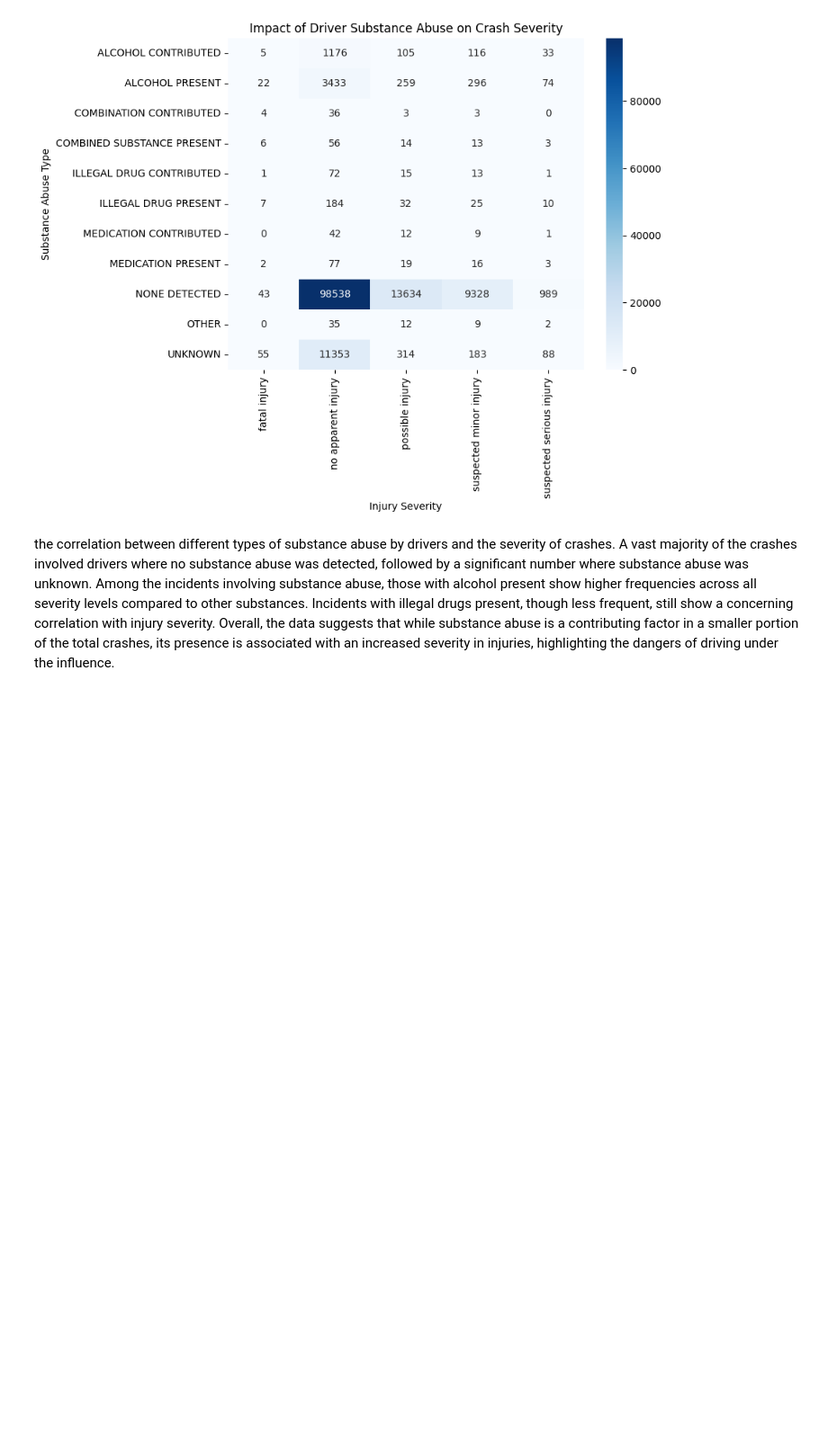
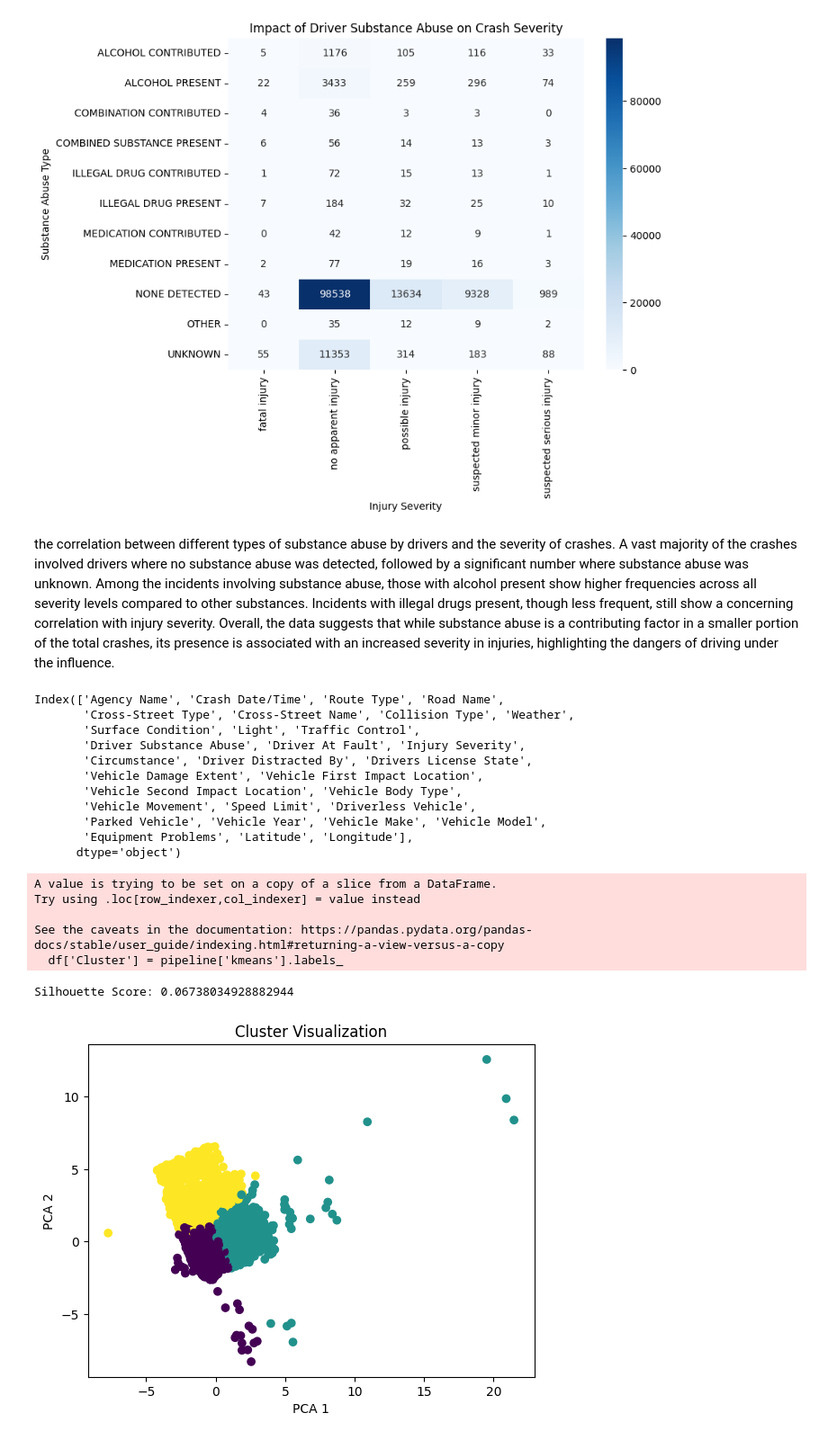
Before and after one commit to ris3abh/Collisions_prediction, a Jupyter notebook: code/RG_EDA.ipynb, the cells around one changed output. Shown at 90% size. Cells and saved outputs as stored; diff of their text form; code cells hidden in the pictures; blank space fills up the shorter version.

Commit message:
final trained models and preprocessing

```diff
--- a/code/RG_EDA.ipynb
+++ b/code/RG_EDA.ipynb
@@ -229,3 +229,79 @@ plt.show()
 # %% [markdown]
 the correlation between different types of substance abuse by drivers and the severity of crashes. A vast majority of the crashes involved drivers where no substance abuse was detected, followed by a significant number where substance abuse was unknown. Among the incidents involving substance abuse, those with alcohol present show higher frequencies across all severity levels compared to other substances. Incidents with illegal drugs present, though less frequent, still show a concerning correlation with injury severity. Overall, the data suggests that while substance abuse is a contributing factor in a smaller portion of the
 total crashes, its presence is associated with an increased severity in injuries, highlighting the dangers of driving under the influence.
+# %%
+import pandas as pd
+from sklearn.preprocessing import StandardScaler, OneHotEncoder
+from sklearn.compose import ColumnTransformer
+from sklearn.pipeline import Pipeline
+from sklearn.cluster import KMeans
+from sklearn.metrics import silhouette_score
+import matplotlib.pyplot as plt
+from sklearn.decomposition import PCA
+from sklearn.model_selection import train_test_split
+
+# Load the dataset
+choosen_col = ['Agency Name', 'Crash Date/Time', 'Route Type', 'Road Name', 'Cross-Street Type', 'Cross-Street Name', 'Collision Type', 'Weather', 'Surface Condition', 'Light', 'Traffic Control', 'Driver Substance Abuse', 'Driver At Fault', 'Injury Severity', 'Circumstance', 'Driver Distracted By', 'Drivers License State', 'Vehicle Damage Extent', 'Vehicle First Impact Location', 'Vehicle Second Impact Location', 'Vehicle Body Type', 'Vehicle Movement', 'Speed Limit', 'Driverless Vehicle', 'Parked Vehicle', 'Vehicle Year', 'Vehicle Make', 'Vehicle Model', 'Equipment Problems', 'Latitude', 'Longitude']
+target = 'Injury Severity'
+df = pd.read_csv('../data/Crash_Reporting_-_Drivers_Data.csv')
+df_sampled, _ = train_test_split(df, train_size=50000, stratify=df[target], random_state=42)
+df = df_sampled[choosen_col]
+print(df.columns)
+
+
+# Define numerical and categorical features
+numerical_features = df[choosen_col].select_dtypes(include=['number']).columns.tolist()
+
+categorical_features= [col for col in df.select_dtypes(exclude=['number']).columns.tolist() if col != target]
+# Create a column transformer with OneHotEncoder for categorical features and StandardScaler for numerical features
+preprocessor = ColumnTransformer(
+    transformers=[
+        ('cat', OneHotEncoder(), categorical_features),
+        ('num', StandardScaler(), numerical_features)
+    ])
+
+# Create a pipeline with the preprocessor and KMeans
+pipeline = Pipeline([
+    ('preprocessor', preprocessor),
+    ('kmeans', KMeans(n_clusters=3, random_state=42))
+])
+
+# Fit and transform the data
+pipeline.fit(df)
+X_preprocessed = pipeline['preprocessor'].transform(df).toarray()  # Convert to dense array if sparse
+
+# Assign clusters to the dataframe
+df['Cluster'] = pipeline['kmeans'].labels_
+
+# Evaluate Clustering
+silhouette_avg = silhouette_score(X_preprocessed, df['Cluster'])
+print(f'Silhouette Score: {silhouette_avg}')
+
+# Visualize Clusters using PCA
+pca = PCA(n_components=2)
+X_pca = pca.fit_transform(X_preprocessed)
+
+plt.scatter(X_pca[:, 0], X_pca[:, 1], c=df['Cluster'], cmap='viridis')
+plt.xlabel('PCA 1')
+plt.ylabel('PCA 2')
+plt.title('Cluster Visualization')
+plt.show()
+# %% [output]
+Index(['Agency Name', 'Crash Date/Time', 'Route Type', 'Road Name',
+       'Cross-Street Type', 'Cross-Street Name', 'Collision Type', 'Weather',
+       'Surface Condition', 'Light', 'Traffic Control',
+       'Driver Substance Abuse', 'Driver At Fault', 'Injury Severity',
+       'Circumstance', 'Driver Distracted By', 'Drivers License State',
+       'Vehicle Damage Extent', 'Vehicle First Impact Location',
+       'Vehicle Second Impact Location', 'Vehicle Body Type',
+       'Vehicle Movement', 'Speed Limit', 'Driverless Vehicle',
+       'Parked Vehicle', 'Vehicle Year', 'Vehicle Make', 'Vehicle Model',
+       'Equipment Problems', 'Latitude', 'Longitude'],
+      dtype='object')
+A value is trying to be set on a copy of a slice from a DataFrame.
+Try using .loc[row_indexer,col_indexer] = value instead
+
+See the caveats in the documentation: https://pandas.pydata.org/pandas-docs/stable/user_guide/indexing.html#returning-a-view-versus-a-copy
+  df['Cluster'] = pipeline['kmeans'].labels_
+Silhouette Score: 0.06738034928882944
+[figure, added]
```
Also changed, not shown: parts of 9 cells of this notebook, 4 other files.
